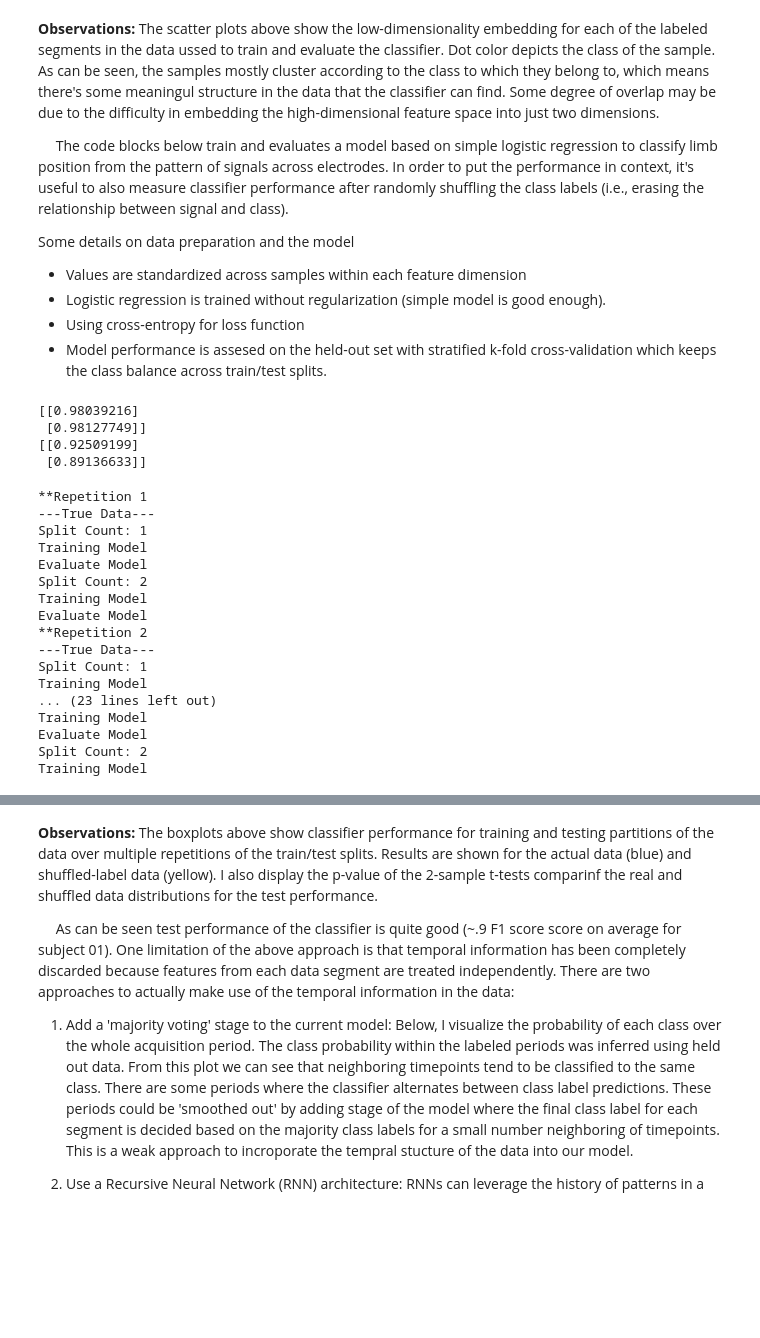
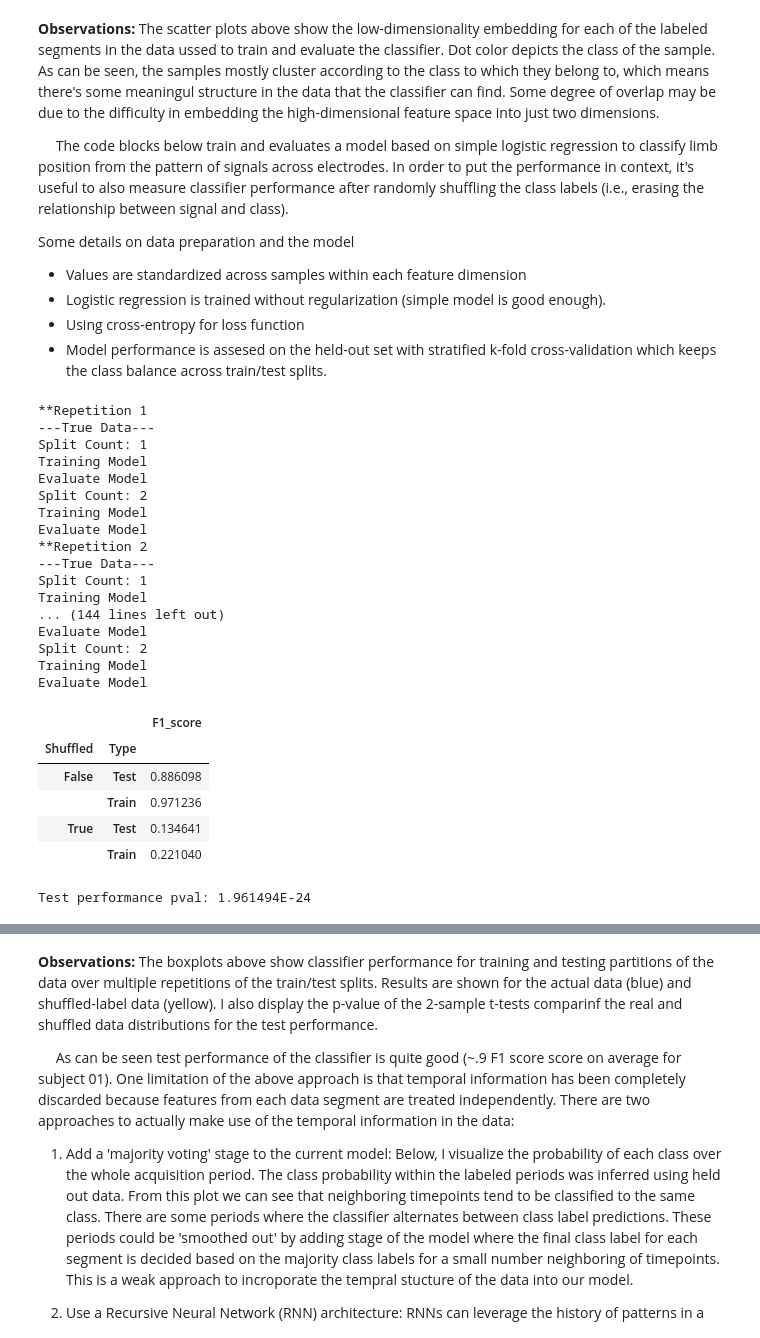
Before and after one commit to cechava/EMG_gestures, a Jupyter notebook: demo_notebooks/single_subject_classfication_demo.ipynb, the cells around one changed output, grey strips where cells are left out. Drawn from its saved outputs; the diff is of its cells as text; code cells hidden in the pictures; blank space fills up the shorter version.

```diff
--- a/demo_notebooks/single_subject_classfication_demo.ipynb
+++ b/demo_notebooks/single_subject_classfication_demo.ipynb
@@ -142,11 +121,3 @@ from sklearn.model_selection import KFold
-# %%
-print(train_scores)
-print(test_scores)
-# %% [output]
-[[0.98039216]
- [0.98127749]]
-[[0.92509199]
- [0.89136633]]
 # %%
 # Train and evaluate logistic regression classifier
 
@@ -157,7 +128,7 @@ prob_class = np.empty((0,0,0))
 # Set seed for replicability
 np.random.seed(1)
 
-model_dict = {'fe_layers':0,'fe_activation':'relu'}
+model_dict = {'fe_layers':1,'fe_activation':'tanh'}
 # Repeat analysis over multiple repetitions to take into account stochasticity of experiment
 nreps = 10
 for rep in range(nreps):
@@ -167,7 +138,7 @@ for rep in range(nreps):
     # Feed data into function for training and evaluation
     train_f1, test_f1, prob_class_rep, train_info_dict = within_subject_nn_performance(feature_matrix, target_labels,\
                                                                                        series_labels,\
-                                                                                       model_dict,
+                                                                                       model_dict, batch_size = 2, es_patience = 5,
                                                                                        prob_output = True)
 
     nfolds, nscores = train_f1.shape
@@ -195,7 +166,7 @@ for rep in range(nreps):
     print('---Permuted Data---')
     #train and evaluate a classifer shuffling the class labels
     train_f1, test_f1, dummy, train_info_dict = within_subject_nn_performance(feature_matrix, np.random.permutation(target_labels),\
-                                                             series_labels,model_dict, prob_output = False)
+                                                             series_labels,model_dict,es_patience = 5, prob_output = False)
 
     # Put results in dataframe
     nn_results_df.append(pd.DataFrame({'F1_score':np.squeeze(train_f1),\
@@ -214,35 +185,42 @@ for rep in range(nreps):
 nn_results_df = pd.concat(nn_results_df, axis =0)
 #average over folds
 nn_results_df = nn_results_df.groupby(['Shuffled','Type','Rep'],as_index = False)\
 .mean()\
 .drop(columns = ['Fold'])
 
 # Output summary
 display(HTML(nn_results_df.groupby(['Shuffled','Type']).mean().drop(columns = ['Rep']).to_html()))
 
 #Compare real and null distributions. Output p-value
 
 tstat, pval_test = scipy.stats.ttest_ind(nn_results_df.loc[(nn_results_df.Type == 'Test')&(nn_results_df.Shuffled == False)]['F1_score'].values,\
                                          nn_results_df.loc[(nn_results_df.Type == 'Test')&(nn_results_df.Shuffled == True)]['F1_score'].values)
 print('Test performance pval: %E' %(pval_test))
 # %% [output]
 **Repetition 1
 ---True Data---
 Split Count: 1
 Training Model
 Evaluate Model
 Split Count: 2
 Training Model
 Evaluate Model
 **Repetition 2
 ---True Data---
 Split Count: 1
 Training Model
-... (23 lines left out)
-Training Model
+... (144 lines left out)
 Evaluate Model
 Split Count: 2
 Training Model
+Evaluate Model
+|  |  | F1_score |
+| Shuffled | Type |  |
+| False | Test | 0.886098 |
+|  | Train | 0.971236 |
+| True | Test | 0.134641 |
+|  | Train | 0.221040 |
+Test performance pval: 1.961494E-24
 # %%
 
 #Visualize results
```
Also changed, not shown: parts of 16 cells of this notebook, 3 other files.
